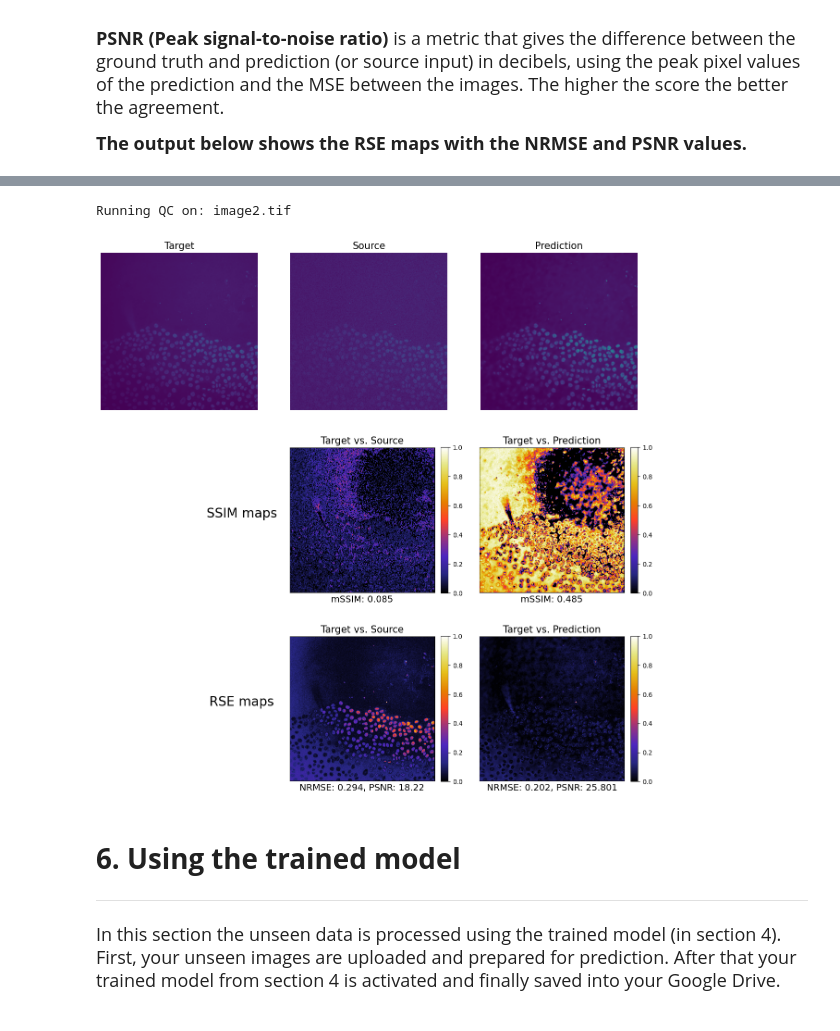
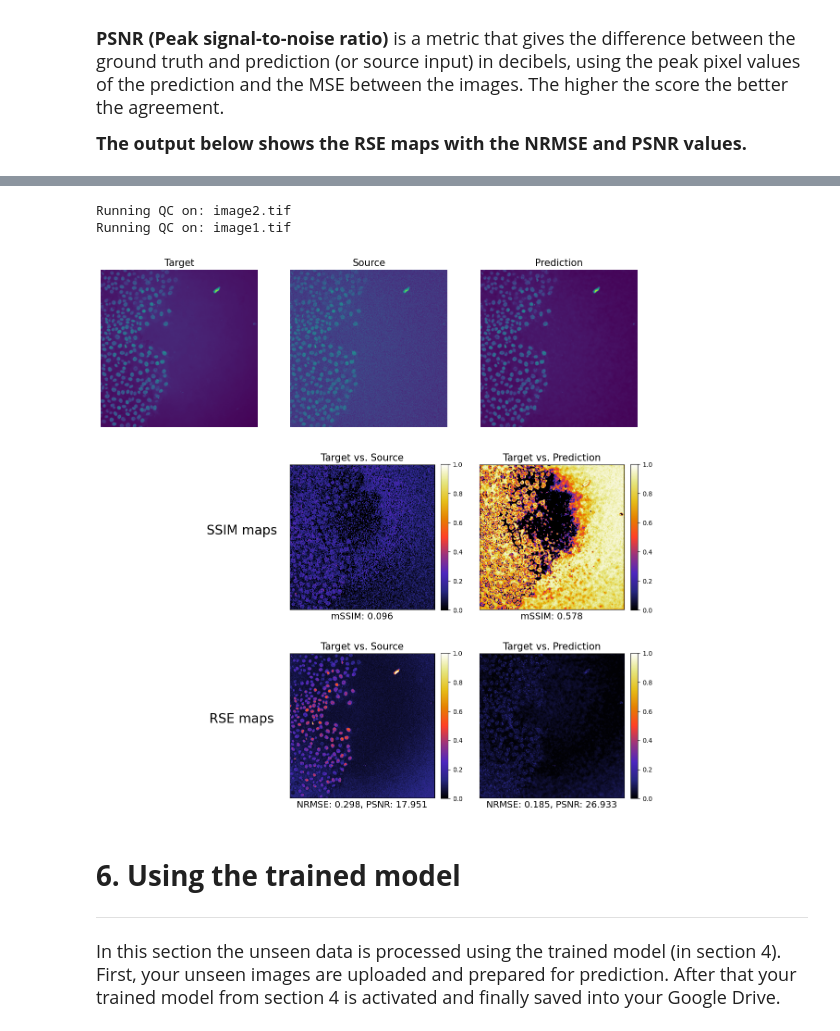
Before and after one commit to tatianawoller/P2N_demo1, a Jupyter notebook: Noise2Void_2D_ZeroCostDL4Mic.ipynb, the cells around one changed output, grey strips where cells are left out. Cells and saved outputs as stored; diff of their text form; code cells hidden in the pictures.

```diff
--- a/Noise2Void_2D_ZeroCostDL4Mic.ipynb
+++ b/Noise2Void_2D_ZeroCostDL4Mic.ipynb
@@ -677,7 +677,7 @@ Mounted at /content/gdrive
 datagen = N2V_DataGenerator()
 
 #@markdown ###Path to training image(s):
-Training_source = "gdrive/MyDrive/Data_P2N/Training/low" #@param {type:"string"}
+Training_source = "/content/gdrive/MyDrive/P2N_2023/Denoising_Dataset/Training/low" #@param {type:"string"}
 
 #compatibility to easily change the name of the parameters
 training_images = Training_source
@@ -685,13 +685,13 @@ imgs = datagen.load_imgs_from_directory(directory = Training_source)
 
 #@markdown ### Model name and path:
 model_name = "n2v2d" #@param {type:"string"}
-model_path = "gdrive/MyDrive/Data_P2N/Model/" #@param {type:"string"}
+model_path = "/content/gdrive/MyDrive/P2N_2023/Denoising_Dataset/Model/" #@param {type:"string"}
 
 full_model_path = model_path+'/'+model_name+'/'
 
 #@markdown ###Training Parameters
 #@markdown Number of epochs:
-number_of_epochs =  50#@param {type:"number"}
+number_of_epochs =  30#@param {type:"number"}
 
 #@markdown Patch size (pixels)
 patch_size =  64#@param {type:"number"}
@@ -788,7 +786,7 @@ Parameters initiated.
 
 #@markdown ##Play this cell to enable or disable data augmentation:
 
-Use_Data_augmentation = True #@param {type:"boolean"}
+Use_Data_augmentation = False #@param {type:"boolean"}
 
 if Use_Data_augmentation:
   print("Data augmentation enabled")
@@ -1118,11 +1116,11 @@ WARNING:fpdf.html:Ignoring width="50%" specified on a <td> that is not in the fi
 # %%
 # model name and path
 #@markdown ###Do you want to assess the model you just trained ?
-Use_the_current_trained_model = True #@param {type:"boolean"}
+Use_the_current_trained_model = False #@param {type:"boolean"}
 
 #@markdown ###If not, please provide the path to the model folder:
 
-QC_model_folder = "" #@param {type:"string"}
+QC_model_folder = "/content/gdrive/MyDrive/P2N_2023/Denoising_Dataset/Model/n2v2d" #@param {type:"string"}
 
 #Here we define the loaded model name and path
 QC_model_name = os.path.basename(QC_model_folder)
@@ -1216,17 +1214,17 @@ plt.show()
 # %%
 #@markdown ##Choose the folders that contain your Quality Control dataset
 
-Source_QC_folder = "/content/gdrive/MyDrive/Data_P2N/Quality Control Dataset/source" #@param{type:"string"}
-Target_QC_folder = "/content/gdrive/MyDrive/Data_P2N/Quality Control Dataset/target" #@param{type:"string"}
+Source_QC_folder = "/content/gdrive/MyDrive/P2N_2023/Denoising_Dataset/Quality Control Dataset/source" #@param{type:"string"}
+Target_QC_folder = "/content/gdrive/MyDrive/P2N_2023/Denoising_Dataset/Quality Control Dataset/target" #@param{type:"string"}
 
 # Create a quality control/Prediction Folder
-if os.path.exists("/content/gdrive/MyDrive/Data_P2N/Model/n2v2d/Quality Control/Prediction"):
-  shutil.rmtree("/content/gdrive/MyDrive/Data_P2N/Model/n2v2d/Quality Control/Prediction")
+if os.path.exists("/content/gdrive/MyDrive/P2N_2023/Model/n2v2d/Quality Control/Prediction"):
+  shutil.rmtree("/content/gdrive/MyDrive/P2N_2023/Model/n2v2d/Quality Control/Prediction")
 
-os.makedirs("/content/gdrive/MyDrive/Data_P2N/Model/n2v2d/Quality Control/Prediction")
+os.makedirs("/content/gdrive/MyDrive/P2N_2023/Model/n2v2d/Quality Control/Prediction")
 
 # Activate the pretrained model.
-model_training = N2V(config=None, name=QC_model_name, basedir="/content/gdrive/MyDrive/Data_P2N/Model")
+model_training = N2V(config=None, name=QC_model_name, basedir="/content/gdrive/MyDrive/P2N_2023//Denoising_Dataset/Model")
 
 
 # List Tif images in Source_QC_folder
@@ -1241,8 +1239,7 @@ print('Number of test dataset found in the folder: '+str(len(Z)))
 for filename in os.listdir(Source_QC_folder):
   img = imread(os.path.join(Source_QC_folder, filename))
   predicted = model_training.predict(img, axes='YX', n_tiles=(2,1))
-  #os.chdir("/content/gdrive/MyDrive/Data_P2N/Model" +QC_model_name+"/Quality Control/Prediction")
-  os.chdir("/content/gdrive/MyDrive/Data_P2N/Model/n2v2d/Quality Control/Prediction")
+  os.chdir("/content/gdrive/MyDrive/P2N_2023/Model/n2v2d/Quality Control/Prediction")
   imsave(filename, predicted)
 
 def ssim(img1, img2):
@@ -1305,7 +1302,7 @@ def norm_minmse(gt, x, normalize_gt=True):
     return gt, scale * x
 
 # Open and create the csv file that will contain all the QC metrics
-with open( "/content/gdrive/MyDrive/Data_P2N/Model/n2v2d/Quality Control/"+"QC_metrics_"+QC_model_name+".csv", "w", newline='') as file:
+with open( "/content/gdrive/MyDrive/P2N_2023/Model/n2v2d/Quality Control/"+"QC_metrics_"+QC_model_name+".csv", "w", newline='') as file:
     writer = csv.writer(file)
 
     # Write the header in the csv file
@@ -1327,7 +1324,7 @@ with open( "/content/gdrive/MyDrive/Data_P2N/Model/n2v2d/Quality Control/"+"QC_m
         test_GT_norm,test_source_norm = norm_minmse(test_GT, test_source, normalize_gt=True)
 
       # -------------------------------- Prediction --------------------------------
-        test_prediction = io.imread(os.path.join("/content/gdrive/MyDrive/Data_P2N/Model/n2v2d/Quality Control/Prediction",i))
+        test_prediction = io.imread(os.path.join("/content/gdrive/MyDrive/P2N_2023/Model/n2v2d/Quality Control/Prediction",i))
 
       # Normalize the images wrt each other by minimizing the MSE between GT and prediction
         test_GT_norm,test_prediction_norm = norm_minmse(test_GT, test_prediction, normalize_gt=True)
@@ -1341,9 +1338,9 @@ with open( "/content/gdrive/MyDrive/Data_P2N/Model/n2v2d/Quality Control/"+"QC_m
 
       #Save ssim_maps
         img_SSIM_GTvsPrediction_32bit = np.float32(img_SSIM_GTvsPrediction)
-        io.imsave('/content/gdrive/MyDrive/Data_P2N/Model/n2v2d/Quality Control/'+'SSIM_GTvsPrediction_'+i,img_SSIM_GTvsPrediction_32bit)
+        io.imsave('/content/gdrive/MyDrive/P2N_2023/Model/n2v2d/Quality Control/'+'SSIM_GTvsPrediction_'+i,img_SSIM_GTvsPrediction_32bit)
         img_SSIM_GTvsSource_32bit = np.float32(img_SSIM_GTvsSource)
-        io.imsave('/content/gdrive/MyDrive/Data_P2N/Model/n2v2d/Quality Control/'+'SSIM_GTvsSource_'+i,img_SSIM_GTvsSource_32bit)
+        io.imsave('/content/gdrive/MyDrive/P2N_2023/Model/n2v2d/Quality Control/'+'SSIM_GTvsSource_'+i,img_SSIM_GTvsSource_32bit)
 
       # Calculate the Root Squared Error (RSE) maps
         img_RSE_GTvsPrediction = np.sqrt(np.square(test_GT_norm - test_prediction_norm))
@@ -1352,8 +1349,8 @@ with open( "/content/gdrive/MyDrive/Data_P2N/Model/n2v2d/Quality Control/"+"QC_m
       # Save SE maps
         img_RSE_GTvsPrediction_32bit = np.float32(img_RSE_GTvsPrediction)
         img_RSE_GTvsSource_32bit = np.float32(img_RSE_GTvsSource)
-        io.imsave('/content/gdrive/MyDrive/Data_P2N/Model/n2v2d/Quality Control/'+'RSE_GTvsPrediction_'+i,img_RSE_GTvsPrediction_32bit)
-        io.imsave('/content/gdrive/MyDrive/Data_P2N/Model/n2v2d/Quality Control/'+'RSE_GTvsSource_'+i,img_RSE_GTvsSource_32bit)
+        io.imsave('/content/gdrive/MyDrive/P2N_2023/Model/n2v2d/Quality Control/'+'RSE_GTvsPrediction_'+i,img_RSE_GTvsPrediction_32bit)
+        io.imsave('/content/gdrive/MyDrive/P2N_2023/Model/n2v2d/Quality Control/'+'RSE_GTvsSource_'+i,img_RSE_GTvsSource_32bit)
 
 
       # -------------------------------- Calculate the RSE metrics and save them --------------------------------
@@ -1391,7 +1388,7 @@ plt.title('Source',fontsize=15)
 #Prediction
 plt.subplot(3,3,3)
 plt.axis('off')
-img_Prediction = io.imread(os.path.join("/content/gdrive/MyDrive/Data_P2N/Model/n2v2d/Quality Control/Prediction", Test_FileList[-1]))
+img_Prediction = io.imread(os.path.join("/content/gdrive/MyDrive/P2N_2023/Model/n2v2d/Quality Control/Prediction", Test_FileList[-1]))
 plt.imshow(img_Prediction)
 plt.title('Prediction',fontsize=15)
 
@@ -1468,7 +1465,7 @@ imRSE_GTvsPrediction = plt.imshow(img_RSE_GTvsPrediction, cmap = cmap, vmin=0, v
 plt.colorbar(imRSE_GTvsPrediction,fraction=0.046,pad=0.04)
 plt.title('Target vs. Prediction',fontsize=15)
 plt.xlabel('NRMSE: '+str(round(NRMSE_GTvsPrediction,3))+', PSNR: '+str(round(PSNR_GTvsPrediction,3)),fontsize=14)
-plt.savefig('/content/gdrive/MyDrive/Data_P2N/Model/n2v2d/Quality Control/'+'QC_example_data.png',bbox_inches='tight',pad_inches=0)
+plt.savefig('/content/gdrive/MyDrive/P2N_2023/Model/n2v2d/Quality Control/'+'QC_example_data.png',bbox_inches='tight',pad_inches=0)
 
 #qc_pdf_export()
 # %% [output]
@@ -1484,5 +1480,6 @@ Running QC on: image1.tif
 Running QC on: image2.tif
+Running QC on: image1.tif
-[figure, old version]
+[figure, new version]
 # %% [markdown]
 # **6. Using the trained model**
 
```
Also changed, not shown: parts of 9 cells of this notebook.
